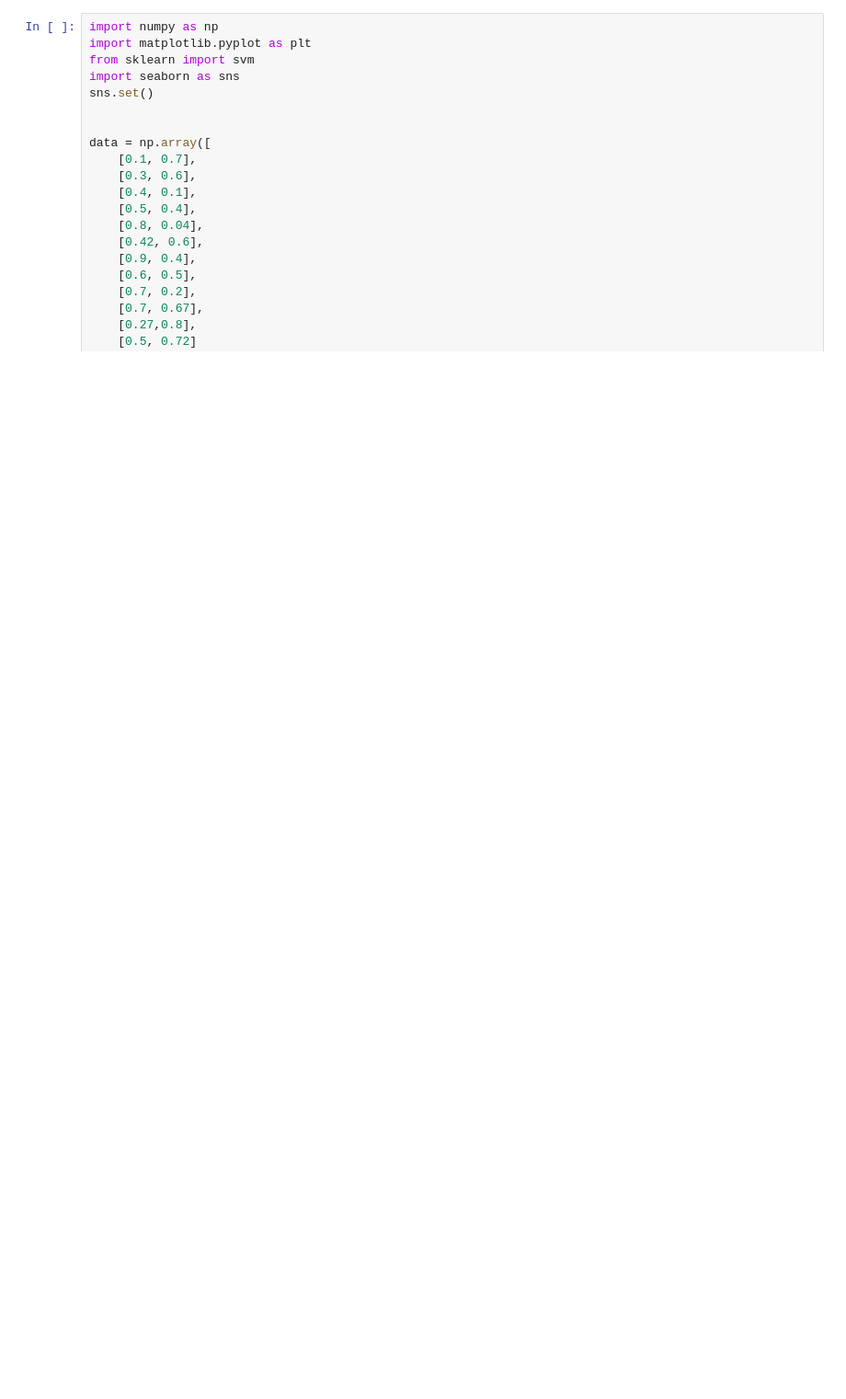
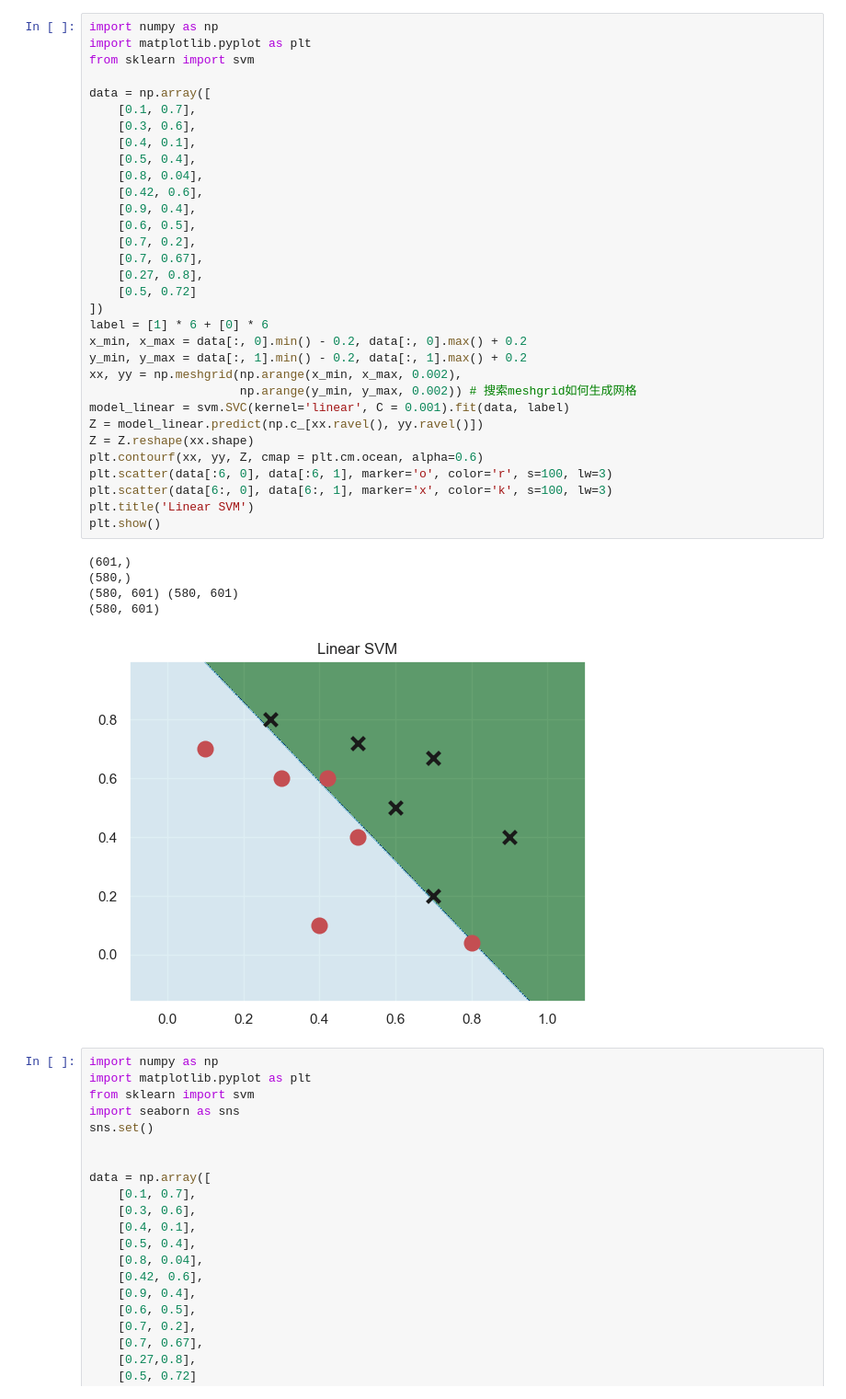
Before and after one commit to datawhalechina/machine-learning-toy-code, a Jupyter notebook: SVM/SVM_skl.ipynb, the cells around one changed output. Shown at 92% size. Cells and saved outputs as stored; diff of their text form; blank space fills up the shorter version.

```diff
--- a/SVM/SVM_skl.ipynb
+++ b/SVM/SVM_skl.ipynb
@@ -1,3 +1,41 @@
+# %%
+import numpy as np
+import matplotlib.pyplot as plt
+from sklearn import svm
+
+data = np.array([
+    [0.1, 0.7],
+    [0.3, 0.6],
+    [0.4, 0.1],
+    [0.5, 0.4],
+    [0.8, 0.04],
+    [0.42, 0.6],
+    [0.9, 0.4],
+    [0.6, 0.5],
+    [0.7, 0.2],
+    [0.7, 0.67],
+    [0.27, 0.8],
+    [0.5, 0.72]
+])
+label = [1] * 6 + [0] * 6
+x_min, x_max = data[:, 0].min() - 0.2, data[:, 0].max() + 0.2
+y_min, y_max = data[:, 1].min() - 0.2, data[:, 1].max() + 0.2
+xx, yy = np.meshgrid(np.arange(x_min, x_max, 0.002),
+                     np.arange(y_min, y_max, 0.002)) # 搜索meshgrid如何生成网格
+model_linear = svm.SVC(kernel='linear', C = 0.001).fit(data, label)
+Z = model_linear.predict(np.c_[xx.ravel(), yy.ravel()])
+Z = Z.reshape(xx.shape)
+plt.contourf(xx, yy, Z, cmap = plt.cm.ocean, alpha=0.6)
+plt.scatter(data[:6, 0], data[:6, 1], marker='o', color='r', s=100, lw=3)
+plt.scatter(data[6:, 0], data[6:, 1], marker='x', color='k', s=100, lw=3)
+plt.title('Linear SVM')
+plt.show()
+# %% [output]
+(601,)
+(580,)
+(580, 601) (580, 601)
+(580, 601)
+[figure, added]
 # %%
 import numpy as np
 import matplotlib.pyplot as plt
```
Also changed, not shown: 2 other files.
